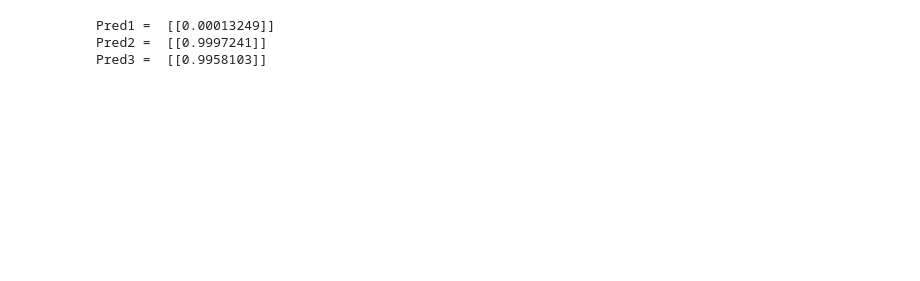
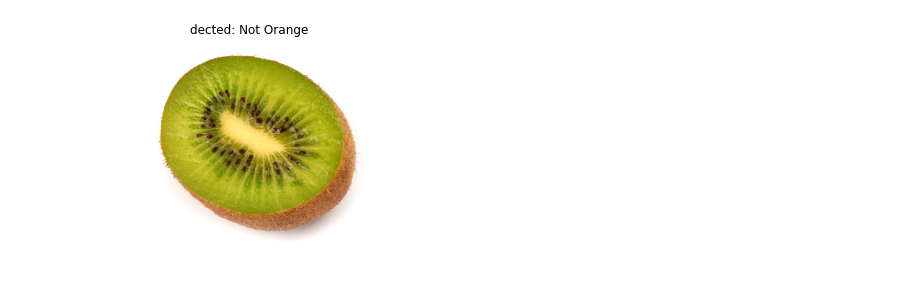
Before and after one commit to Ayush12062000/Orange-Fruit-Recognition-Using-Image-Segmentation, a Jupyter notebook: testing_model.ipynb, the cells around one changed output. Saved outputs shown, nothing was run; the diff lists cells and outputs as text; code cells hidden in the pictures; blank space fills up the shorter version.

```diff
--- a/testing_model.ipynb
+++ b/testing_model.ipynb
@@ -9,3 +11,3 @@ from keras.models import model_from_json
 # %%
-model = model_from_json(open("model2.json", "r").read())
-model.load_weights('Orange_Fruit_Weights2.h5')
+model = model_from_json(open("Saved_model/model2.json", "r").read())
+model.load_weights('Saved_model/Orange_Fruit_Weights2.h5')
@@ -28,13 +14,30 @@ img_original3 = load_img(path3)
-# %%
-pred1 = model.predict(process_image(path1))
-print("Pred1 = ",pred1)
-
-pred2 = model.predict(process_image(path2))
-print("Pred2 = ",pred2)
-
-pred3 = model.predict(process_image(path3))
-print("Pred3 = ",pred3)
-# %% [output]
-Pred1 =  [[0.00013249]]
-Pred2 =  [[0.9997241]]
-Pred3 =  [[0.9958103]]
+# %%
+#processing image for input
+
+def process_image(path):
+  img = load_img(path, target_size = (64,64))
+  img_tensor = img_to_array(img)
+  img_tensor = np.expand_dims(img_tensor, axis = 0)
+  img_tensor/=255.0
+  return img_tensor
+
+
+#predicting class of image
+def show(pred,img):
+
+  if pred>0.5: str = 'dected: Orange '
+  else: str = 'dected: Not Orange'
+
+  plt.imshow(img)
+  plt.axis('off')
+  plt.title(str)
+  plt.show()
+# %%
+def predictor(path):
+    pred = model.predict(process_image(path))
+    img_original = load_img(path)
+    return show(pred, img_original)
+# %%
+predictor("Images/kiwi.jpg")
+# %% [output]
+[figure, added]
```
Also changed, not shown: parts of 5 cells of this notebook, 4 other files.
